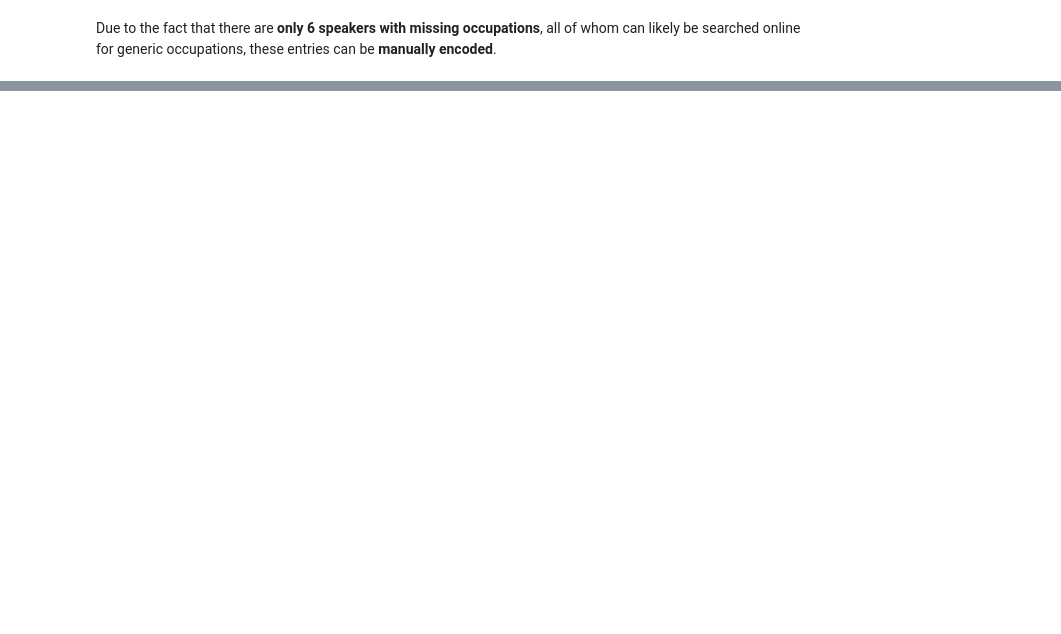
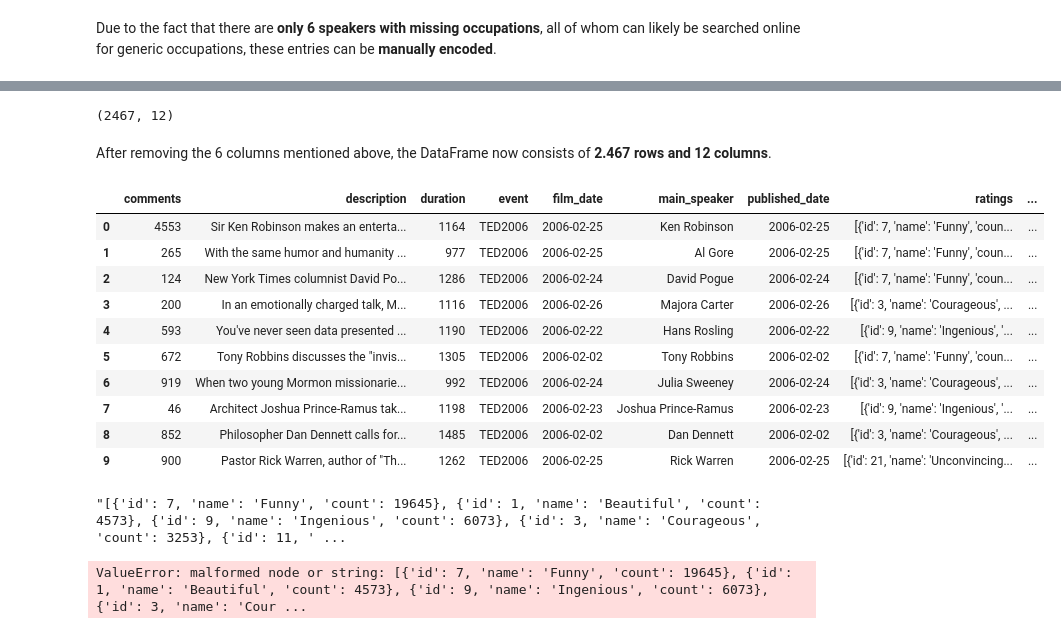
Before and after one commit to smeydell/Ted-Talk-NLP-Classification, a Jupyter notebook: Text NLP & Classification - Ted Talks.ipynb, the cells around one changed output, grey strips where cells are left out. Drawn from its saved outputs; the diff is of its cells as text; code cells hidden in the pictures; blank space fills up the shorter version.

```diff
--- a/Text NLP & Classification - Ted Talks.ipynb
+++ b/Text NLP & Classification - Ted Talks.ipynb
@@ -261,0 +430,10 @@ plt.xlabel('Occupation');
+# %%
+# Drop the above listed columns from the combined DataFrame
+TED_combined.drop(columns = ['related_talks', 'languages', 'url','name','views', 'num_speaker'], axis = 1, inplace = True)
+# %%
+# Inspect updated DataFrame shape
+TED_combined.shape
+# %% [output]
+(2467, 12)
+# %% [markdown]
+After removing the 6 columns mentioned above, the DataFrame now consists of **2.467 rows and 12 columns**.
@@ -261,0 +447,39 @@ plt.xlabel('Occupation');
+# %%
+# Create empty count lists and loop through appending textstat counts accordingly
+sentence_cnt = []
+character_cnt = []
+word_cnt = []
+
+for i in TED_combined['transcript']:
+
+    sentence_cnt.append(textstat.sentence_count(i))
+    character_cnt.append(textstat.char_count(i, ignore_spaces = True))
+    word_cnt.append(len(i.split()))
+# %%
+# Add counts to main DataFrame
+TED_combined['sentence_cnt'] = sentence_cnt
+TED_combined['character_cnt'] = character_cnt
+TED_combined['word_cnt'] = word_cnt
+# %%
+TED_combined.head(10)
+# %% [output]
+|  | comments | description | duration | event | film_date | main_speaker | published_date | ratings | ... |
+| 0 | 4553 | Sir Ken Robinson makes an enterta... | 1164 | TED2006 | 2006-02-25 | Ken Robinson | 2006-02-25 | [{'id': 7, 'name': 'Funny', 'coun... | ... |
+| 1 | 265 | With the same humor and humanity ... | 977 | TED2006 | 2006-02-25 | Al Gore | 2006-02-25 | [{'id': 7, 'name': 'Funny', 'coun... | ... |
+| 2 | 124 | New York Times columnist David Po... | 1286 | TED2006 | 2006-02-24 | David Pogue | 2006-02-24 | [{'id': 7, 'name': 'Funny', 'coun... | ... |
+| 3 | 200 | In an emotionally charged talk, M... | 1116 | TED2006 | 2006-02-26 | Majora Carter | 2006-02-26 | [{'id': 3, 'name': 'Courageous', ... | ... |
+| 4 | 593 | You've never seen data presented ... | 1190 | TED2006 | 2006-02-22 | Hans Rosling | 2006-02-22 | [{'id': 9, 'name': 'Ingenious', '... | ... |
+| 5 | 672 | Tony Robbins discusses the "invis... | 1305 | TED2006 | 2006-02-02 | Tony Robbins | 2006-02-02 | [{'id': 7, 'name': 'Funny', 'coun... | ... |
+| 6 | 919 | When two young Mormon missionarie... | 992 | TED2006 | 2006-02-24 | Julia Sweeney | 2006-02-24 | [{'id': 3, 'name': 'Courageous', ... | ... |
+| 7 | 46 | Architect Joshua Prince-Ramus tak... | 1198 | TED2006 | 2006-02-23 | Joshua Prince-Ramus | 2006-02-23 | [{'id': 9, 'name': 'Ingenious', '... | ... |
+| 8 | 852 | Philosopher Dan Dennett calls for... | 1485 | TED2006 | 2006-02-02 | Dan Dennett | 2006-02-02 | [{'id': 3, 'name': 'Courageous', ... | ... |
+| 9 | 900 | Pastor Rick Warren, author of "Th... | 1262 | TED2006 | 2006-02-25 | Rick Warren | 2006-02-25 | [{'id': 21, 'name': 'Unconvincing... | ... |
+# %%
+TED_combined['ratings'][0]
+# %% [output]
+"[{'id': 7, 'name': 'Funny', 'count': 19645}, {'id': 1, 'name': 'Beautiful', 'count': 4573}, {'id': 9, 'name': 'Ingenious', 'count': 6073}, {'id': 3, 'name': 'Courageous', 'count': 3253}, {'id': 11, ' ...
+# %%
+# USE AST library to retrievbe list inside the string dtype list (ratings)
+TED_combined["ratings"] = TED_combined["ratings"].apply(lambda x: ast.literal_eval(x))
+# %% [output]
+ValueError: malformed node or string: [{'id': 7, 'name': 'Funny', 'count': 19645}, {'id': 1, 'name': 'Beautiful', 'count': 4573}, {'id': 9, 'name': 'Ingenious', 'count': 6073}, {'id': 3, 'name': 'Cour ...
```
Also changed, not shown: parts of 84 cells of this notebook.
